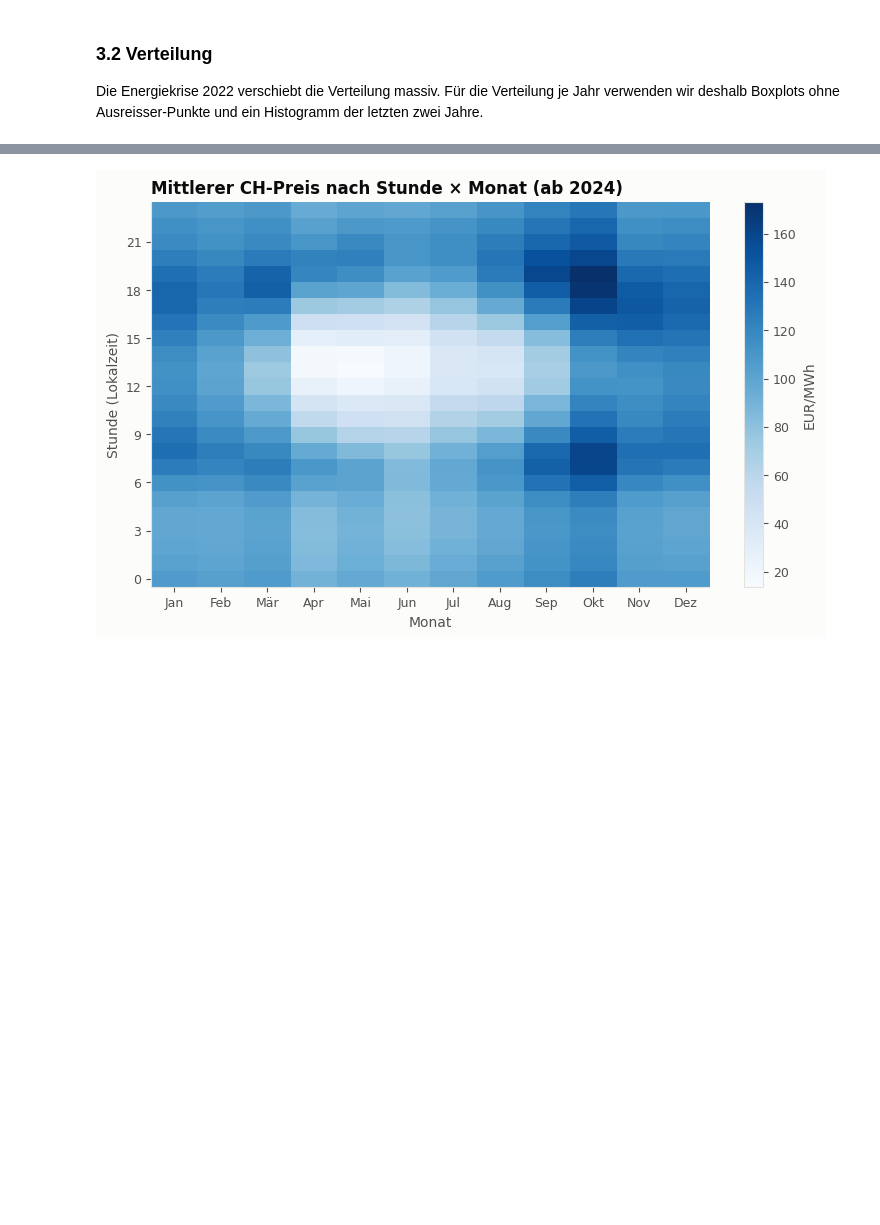
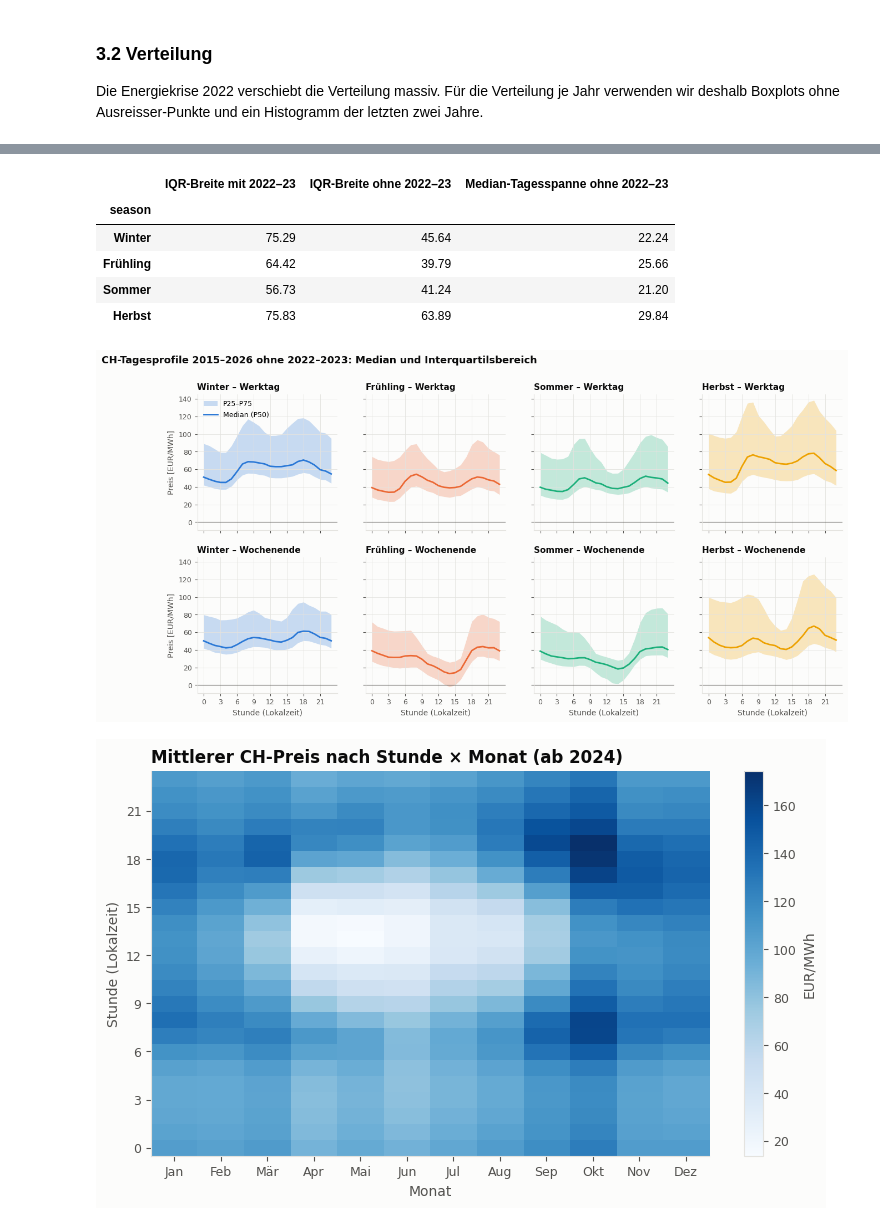
Before and after one commit to aaron04648/AI-EMS, a Jupyter notebook: notebooks/01_data_understanding.ipynb, the cells around one changed output, grey strips where cells are left out. Drawn from its saved outputs; the diff is of its cells as text; code cells hidden in the pictures; blank space fills up the shorter version.

```diff
--- a/notebooks/01_data_understanding.ipynb
+++ b/notebooks/01_data_understanding.ipynb
@@ -440,3 +466,24 @@ save(fig, "03_tagesprofile.png")
+# %%
+no_crisis = price_h[~price_h["year"].isin([2022, 2023])]
+q_nc = plot_profiles(no_crisis, f"CH-Tagesprofile {years_all} ohne 2022–2023: Median und Interquartilsbereich",
+                     "03b_tagesprofile_perzentile_ohne_2022_2023.png")
+
+# Vergleich: mittlere Breite des Interquartilsbereichs je Saison
+width = pd.DataFrame({
+    "IQR-Breite mit 2022–23": (q_all["P75"] - q_all["P25"]).groupby(level="season").mean(),
+    "IQR-Breite ohne 2022–23": (q_nc["P75"] - q_nc["P25"]).groupby(level="season").mean(),
+    "Median-Tagesspanne ohne 2022–23": q_nc["P50"].groupby(level=["weekend", "season"]).agg(
+        lambda s: s.max() - s.min()).groupby(level="season").mean(),
+}).loc[SEASON_ORDER]
+width
+# %% [output]
+|  | IQR-Breite mit 2022–23 | IQR-Breite ohne 2022–23 | Median-Tagesspanne ohne 2022–23 |
+| season |  |  |  |
+| Winter | 75.29 | 45.64 | 22.24 |
+| Frühling | 64.42 | 39.79 | 25.66 |
+| Sommer | 56.73 | 41.24 | 21.20 |
+| Herbst | 75.83 | 63.89 | 29.84 |
+[figure, added]
 # %%
 pivot = recent_h.pivot_table(index="hour", columns="month", values="price", aggfunc="mean")
 fig, ax = plt.subplots(figsize=(9, 5))
```
Also changed, not shown: parts of 13 cells of this notebook, 15 other files.
